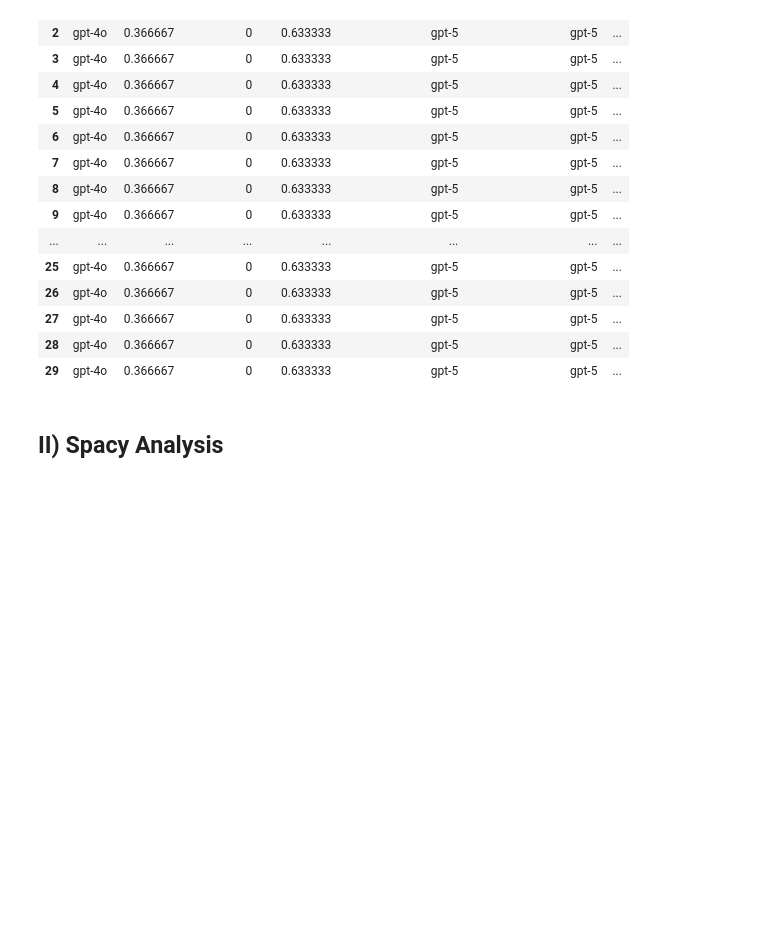
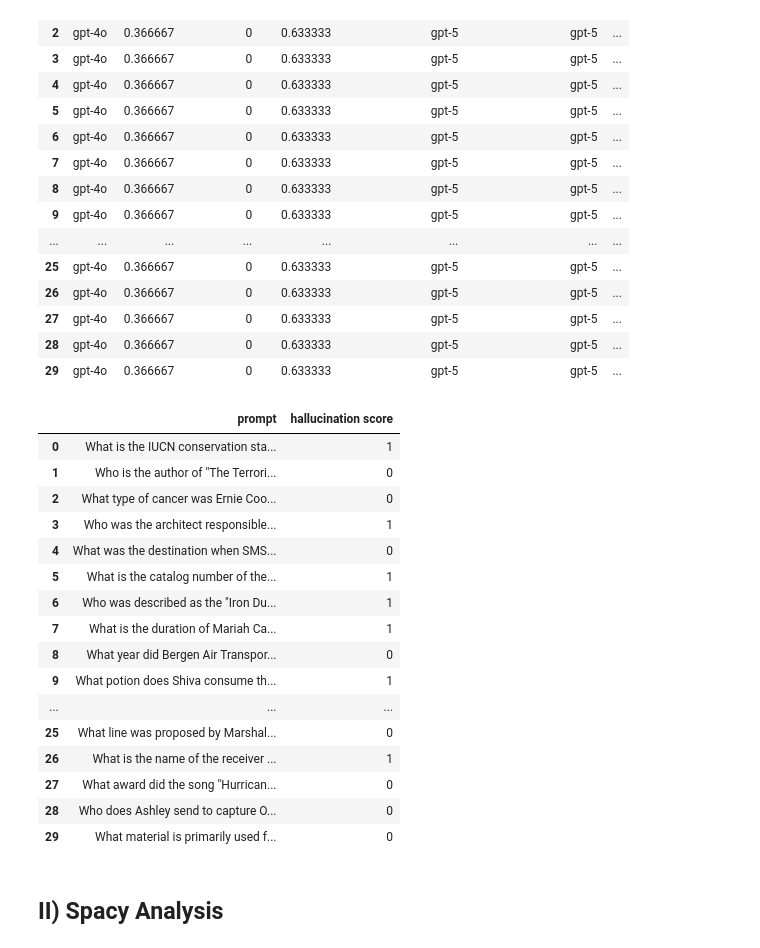
Before and after one commit to RajDhyaneshvarCJ/Reasoning-Audits-with-Benchmarks-Hallucination-triggers, a Jupyter notebook: feature_extraction.ipynb, the cells around one changed output. Cells and saved outputs as stored; diff of their text form; code cells hidden in the pictures; blank space fills up the shorter version.

```diff
--- a/feature_extraction.ipynb
+++ b/feature_extraction.ipynb
@@ -68,6 +64,32 @@ evaluation_df
 | 27 | gpt-4o | 0.366667 | 0 | 0.633333 | gpt-5 | gpt-5 | ... |
 | 28 | gpt-4o | 0.366667 | 0 | 0.633333 | gpt-5 | gpt-5 | ... |
 | 29 | gpt-4o | 0.366667 | 0 | 0.633333 | gpt-5 | gpt-5 | ... |
+# %%
+prompt_df = generation_df[['prompt']]
+hallucination_output = evaluation_df['halu_test_res'].astype(int)
+github_df = pd.concat([prompt_df.reset_index(drop=True), hallucination_output], axis=1)
+
+github_df = github_df.rename(columns={'halu_test_res' : 'hallucination score'})
+
+github_df
+# %% [output]
+|  | prompt | hallucination score |
+| 0 | What is the IUCN conservation sta... | 1 |
+| 1 | Who is the author of "The Terrori... | 0 |
+| 2 | What type of cancer was Ernie Coo... | 0 |
+| 3 | Who was the architect responsible... | 1 |
+| 4 | What was the destination when SMS... | 0 |
+| 5 | What is the catalog number of the... | 1 |
+| 6 | Who was described as the "Iron Du... | 1 |
+| 7 | What is the duration of Mariah Ca... | 1 |
+| 8 | What year did Bergen Air Transpor... | 0 |
+| 9 | What potion does Shiva consume th... | 1 |
+| ... | ... | ... |
+| 25 | What line was proposed by Marshal... | 0 |
+| 26 | What is the name of the receiver ... | 1 |
+| 27 | What award did the song "Hurrican... | 0 |
+| 28 | Who does Ashley send to capture O... | 0 |
+| 29 | What material is primarily used f... | 0 |
 # %% [markdown]
 ## II) Spacy Analysis
 # %%
```
Also changed, not shown: parts of 5 cells of this notebook, 5 other files.
